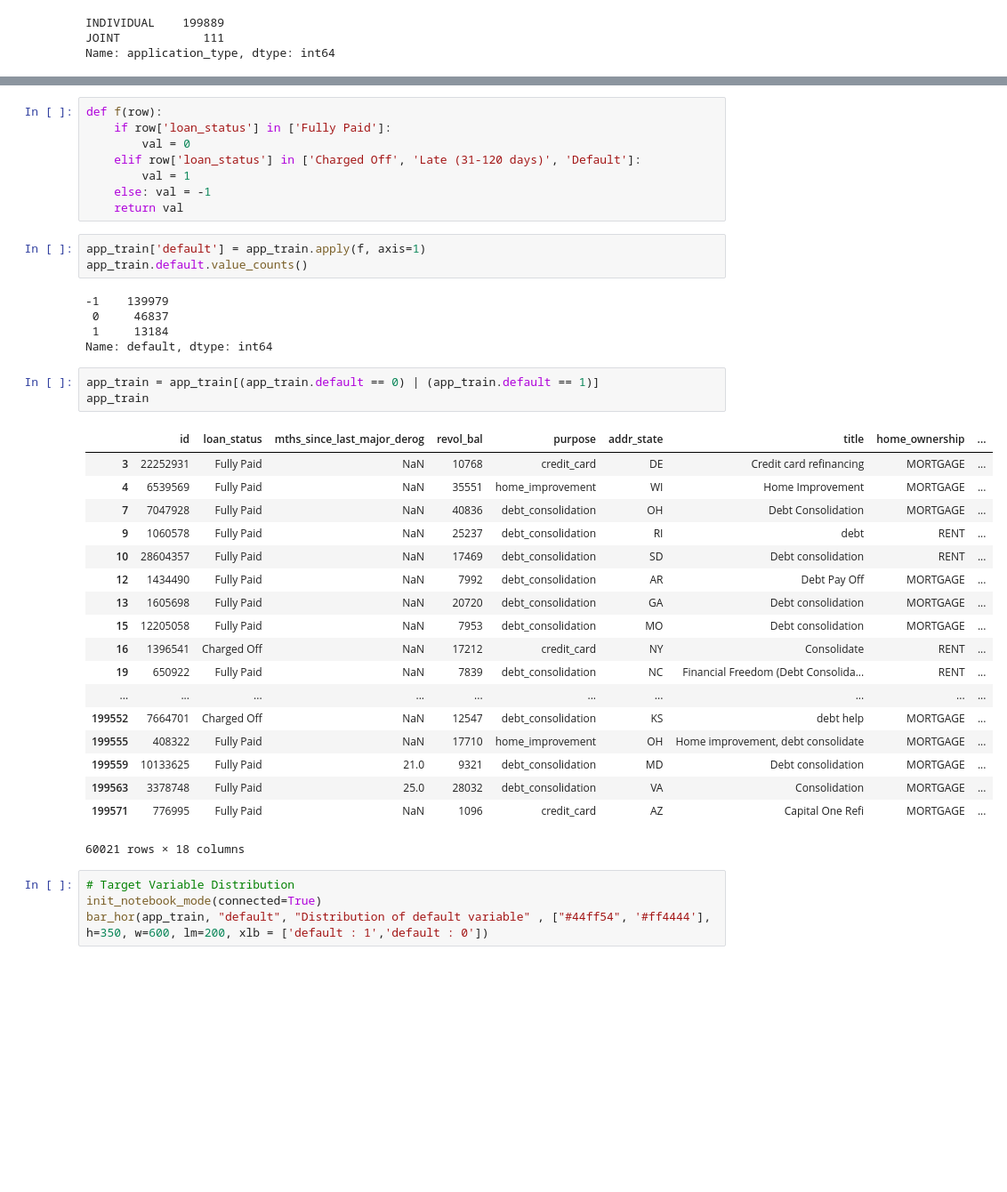
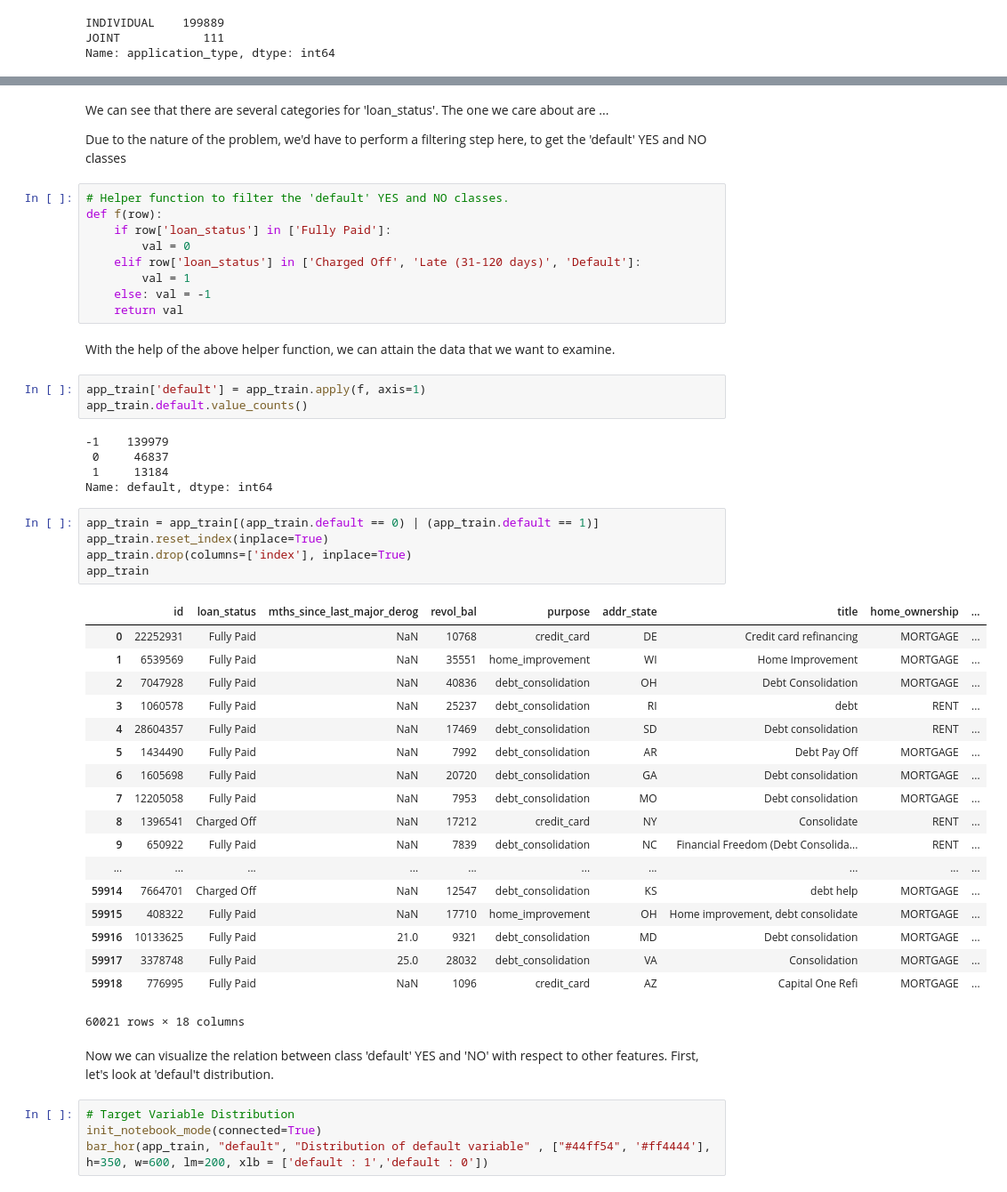
Before and after one commit to thoang3/portfolio, a Jupyter notebook: Data_Analysis/take home challenge/challenge.ipynb, the cells around one changed output, grey strips where cells are left out. Shown at 89% size. Cells and saved outputs as stored; diff of their text form; blank space fills up the shorter version.

```diff
--- a/Data_Analysis/take home challenge/challenge.ipynb
+++ b/Data_Analysis/take home challenge/challenge.ipynb
@@ -171,4 +156,9 @@ Name: loan_status, dtype: int64
+# %% [markdown]
+We can see that there are several categories for  'loan_status'. The one we care about are ...
+
+Due to the nature of the problem, we'd have to perform a filtering step here, to get the 'default' YES and NO classes
 # %%
+# Helper function to filter the 'default' YES and NO classes.
 def f(row):
     if row['loan_status'] in ['Fully Paid']:
         val = 0
@@ -176,6 +166,8 @@ def f(row):
         val = 1
     else: val = -1
     return val
+# %% [markdown]
+With the help of the above helper function, we can attain the data that we want to examine.
 # %%
 app_train['default'] = app_train.apply(f, axis=1)
 app_train.default.value_counts()
@@ -186,26 +178,31 @@ app_train.default.value_counts()
 Name: default, dtype: int64
 # %%
 app_train = app_train[(app_train.default == 0) | (app_train.default == 1)]
+app_train.reset_index(inplace=True)
+app_train.drop(columns=['index'], inplace=True)
 app_train
 # %% [output]
 |  | id | loan_status | mths_since_last_major_derog | revol_bal | purpose | addr_state | title | home_ownership | ... |
-| 3 | 22252931 | Fully Paid | NaN | 10768 | credit_card | DE | Credit card refinancing | MORTGAGE | ... |
-| 4 | 6539569 | Fully Paid | NaN | 35551 | home_improvement | WI | Home Improvement | MORTGAGE | ... |
-| 7 | 7047928 | Fully Paid | NaN | 40836 | debt_consolidation | OH | Debt Consolidation | MORTGAGE | ... |
-| 9 | 1060578 | Fully Paid | NaN | 25237 | debt_consolidation | RI | debt | RENT | ... |
-| 10 | 28604357 | Fully Paid | NaN | 17469 | debt_consolidation | SD | Debt consolidation | RENT | ... |
-| 12 | 1434490 | Fully Paid | NaN | 7992 | debt_consolidation | AR | Debt Pay Off | MORTGAGE | ... |
-| 13 | 1605698 | Fully Paid | NaN | 20720 | debt_consolidation | GA | Debt consolidation | MORTGAGE | ... |
-| 15 | 12205058 | Fully Paid | NaN | 7953 | debt_consolidation | MO | Debt consolidation | MORTGAGE | ... |
-| 16 | 1396541 | Charged Off | NaN | 17212 | credit_card | NY | Consolidate | RENT | ... |
-| 19 | 650922 | Fully Paid | NaN | 7839 | debt_consolidation | NC | Financial Freedom (Debt Consolida... | RENT | ... |
+| 0 | 22252931 | Fully Paid | NaN | 10768 | credit_card | DE | Credit card refinancing | MORTGAGE | ... |
+| 1 | 6539569 | Fully Paid | NaN | 35551 | home_improvement | WI | Home Improvement | MORTGAGE | ... |
+| 2 | 7047928 | Fully Paid | NaN | 40836 | debt_consolidation | OH | Debt Consolidation | MORTGAGE | ... |
+| 3 | 1060578 | Fully Paid | NaN | 25237 | debt_consolidation | RI | debt | RENT | ... |
+| 4 | 28604357 | Fully Paid | NaN | 17469 | debt_consolidation | SD | Debt consolidation | RENT | ... |
+| 5 | 1434490 | Fully Paid | NaN | 7992 | debt_consolidation | AR | Debt Pay Off | MORTGAGE | ... |
+| 6 | 1605698 | Fully Paid | NaN | 20720 | debt_consolidation | GA | Debt consolidation | MORTGAGE | ... |
+| 7 | 12205058 | Fully Paid | NaN | 7953 | debt_consolidation | MO | Debt consolidation | MORTGAGE | ... |
+| 8 | 1396541 | Charged Off | NaN | 17212 | credit_card | NY | Consolidate | RENT | ... |
+| 9 | 650922 | Fully Paid | NaN | 7839 | debt_consolidation | NC | Financial Freedom (Debt Consolida... | RENT | ... |
 | ... | ... | ... | ... | ... | ... | ... | ... | ... | ... |
-| 199552 | 7664701 | Charged Off | NaN | 12547 | debt_consolidation | KS | debt help | MORTGAGE | ... |
-| 199555 | 408322 | Fully Paid | NaN | 17710 | home_improvement | OH | Home improvement, debt consolidate | MORTGAGE | ... |
-| 199559 | 10133625 | Fully Paid | 21.0 | 9321 | debt_consolidation | MD | Debt consolidation | MORTGAGE | ... |
-| 199563 | 3378748 | Fully Paid | 25.0 | 28032 | debt_consolidation | VA | Consolidation | MORTGAGE | ... |
-| 199571 | 776995 | Fully Paid | NaN | 1096 | credit_card | AZ | Capital One Refi | MORTGAGE | ... |
+| 59914 | 7664701 | Charged Off | NaN | 12547 | debt_consolidation | KS | debt help | MORTGAGE | ... |
+| 59915 | 408322 | Fully Paid | NaN | 17710 | home_improvement | OH | Home improvement, debt consolidate | MORTGAGE | ... |
+| 59916 | 10133625 | Fully Paid | 21.0 | 9321 | debt_consolidation | MD | Debt consolidation | MORTGAGE | ... |
+| 59917 | 3378748 | Fully Paid | 25.0 | 28032 | debt_consolidation | VA | Consolidation | MORTGAGE | ... |
+| 59918 | 776995 | Fully Paid | NaN | 1096 | credit_card | AZ | Capital One Refi | MORTGAGE | ... |
 60021 rows × 18 columns
+# %% [markdown]
+Now we can visualize the relation between class 'default' YES and 'NO' with respect to other features.
+First, let's look at 'defaul't distribution.
 # %%
 # Target Variable Distribution
 init_notebook_mode(connected=True)
```
Also changed, not shown: parts of 67 cells of this notebook, 5 other files.
